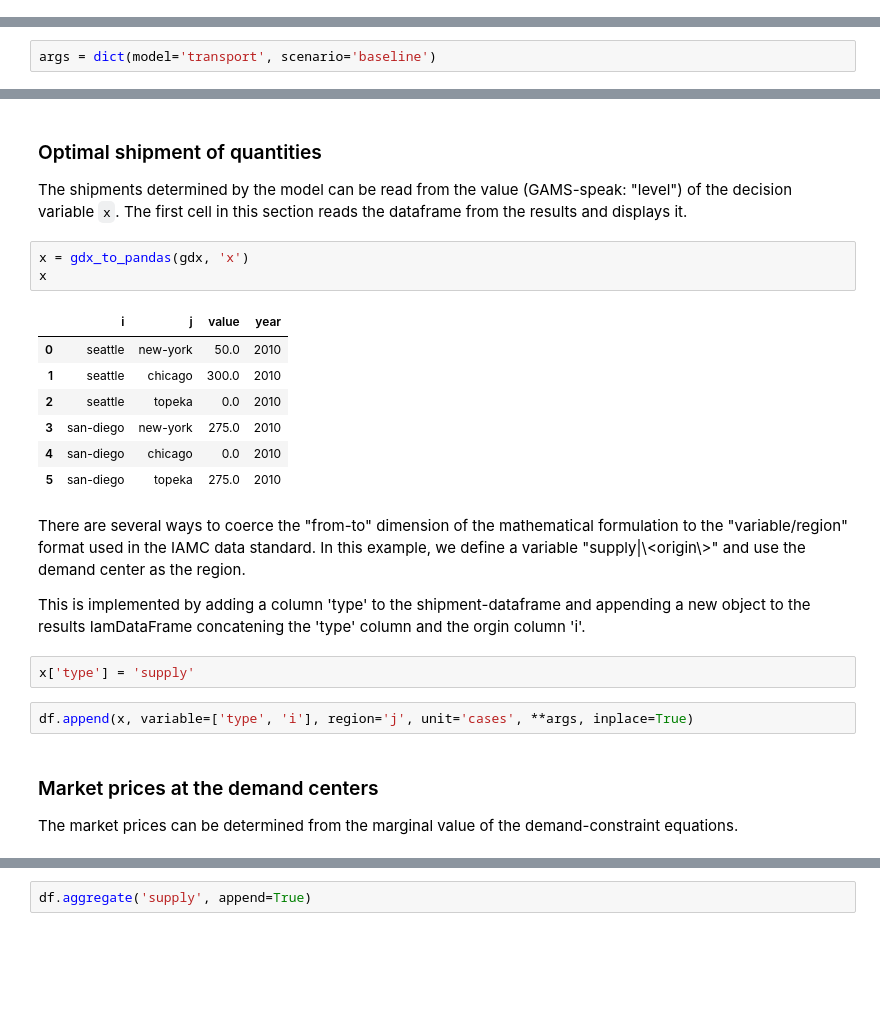
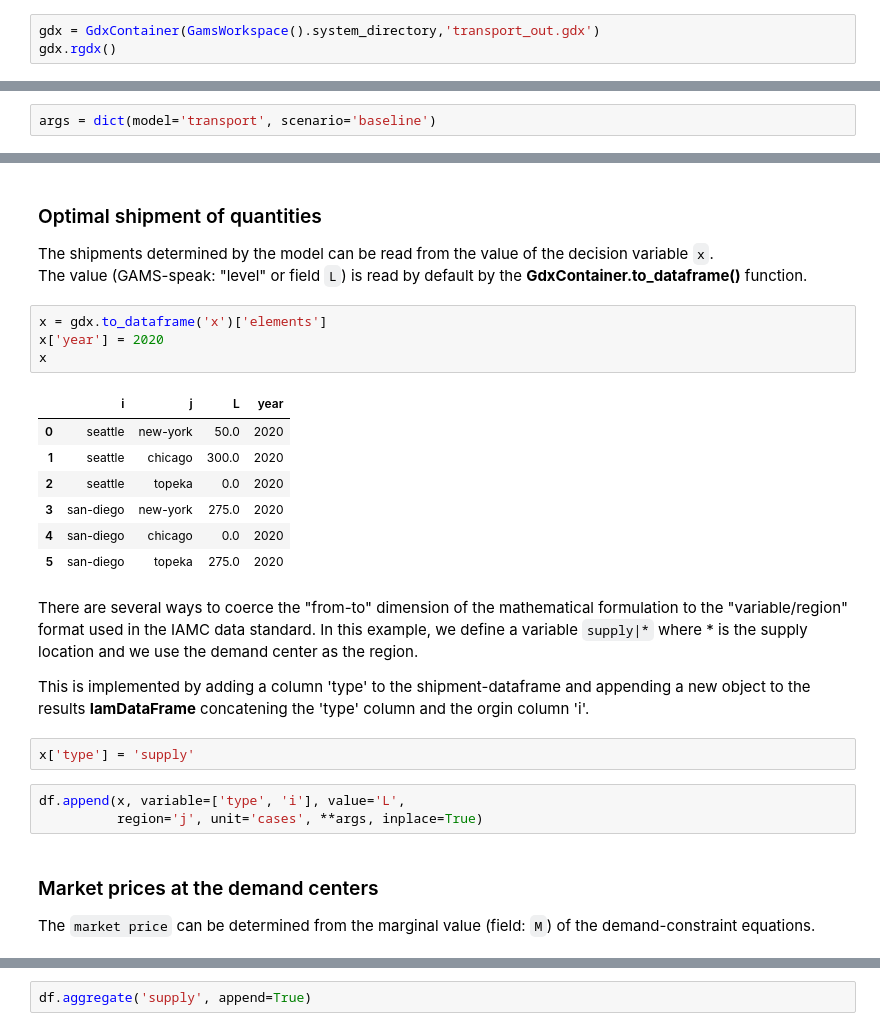
Before and after one commit to IAMconsortium/pyam, a Jupyter notebook: doc/source/tutorials/GAMS_to_pyam.ipynb, the cells around one changed output, grey strips where cells are left out. Drawn from its saved outputs; the diff is of its cells as text; blank space fills up the shorter version.

```diff
--- a/doc/source/tutorials/GAMS_to_pyam.ipynb
+++ b/doc/source/tutorials/GAMS_to_pyam.ipynb
@@ -134,3 +117,6 @@ def gdx_to_pandas(gdx, symbol, attribute='level'):
+# %%
+gdx = GdxContainer(GamsWorkspace().system_directory,'transport_out.gdx')
+gdx.rgdx()
 # %% [markdown]
 ## Cast results to an IamDataFrame
 
@@ -156,32 +160,34 @@ df.timeseries()
 # %% [markdown]
 ### Optimal shipment of quantities
 
-The shipments determined by the model can be read from the value
-(GAMS-speak: "level") of the decision variable `x`.
-The first cell in this section reads the dataframe from the results and displays it.
+The shipments determined by the model can be read from the value of the decision variable `x`.
+The value (GAMS-speak: "level" or field `L`) is read by default by the **GdxContainer.to_dataframe()** function.
 # %%
-x = gdx_to_pandas(gdx, 'x')
+x = gdx.to_dataframe('x')['elements']
+x['year'] = 2020
 x
 # %% [output]
-|  | i | j | value | year |
-| 0 | seattle | new-york | 50.0 | 2010 |
-| 1 | seattle | chicago | 300.0 | 2010 |
-| 2 | seattle | topeka | 0.0 | 2010 |
-| 3 | san-diego | new-york | 275.0 | 2010 |
-| 4 | san-diego | chicago | 0.0 | 2010 |
-| 5 | san-diego | topeka | 275.0 | 2010 |
+|  | i | j | L | year |
+| 0 | seattle | new-york | 50.0 | 2020 |
+| 1 | seattle | chicago | 300.0 | 2020 |
+| 2 | seattle | topeka | 0.0 | 2020 |
+| 3 | san-diego | new-york | 275.0 | 2020 |
+| 4 | san-diego | chicago | 0.0 | 2020 |
+| 5 | san-diego | topeka | 275.0 | 2020 |
 # %% [markdown]
 There are several ways to coerce the "from-to" dimension of the mathematical formulation
 to the "variable/region" format used in the IAMC data standard.
-In this example, we define a variable "supply|\\<origin\\>" and use the demand center as the region.
+In this example, we define a variable `supply|*` where \* is the supply location
+and we use the demand center as the region.
 
 This is implemented by adding a column 'type' to the shipment-dataframe
-and appending a new object to the results IamDataFrame concatening the 'type' column and the orgin column 'i'.
+and appending a new object to the results **IamDataFrame** concatening the 'type' column and the orgin column 'i'.
 # %%
 x['type'] = 'supply'
 # %%
-df.append(x, variable=['type', 'i'], region='j', unit='cases', **args, inplace=True)
+df.append(x, variable=['type', 'i'], value='L',
+          region='j', unit='cases', **args, inplace=True)
 # %% [markdown]
 ### Market prices at the demand centers
 
-The market prices can be determined from the marginal value of the demand-constraint equations.
+The `market price` can be determined from the marginal value (field: `M`) of the demand-constraint equations.
```
Also changed, not shown: parts of 21 cells of this notebook, 1 other file.
